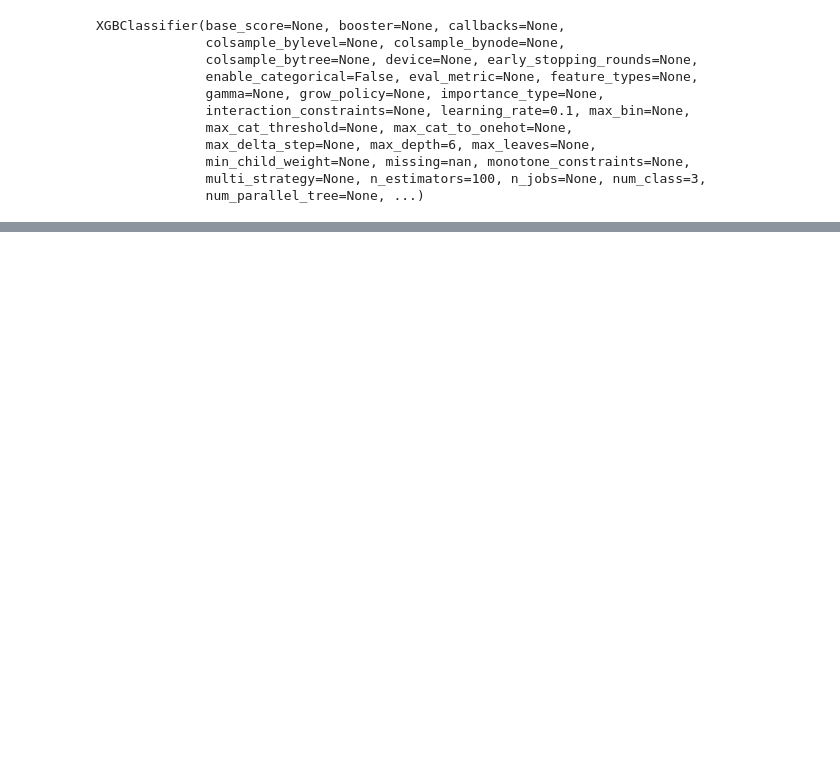
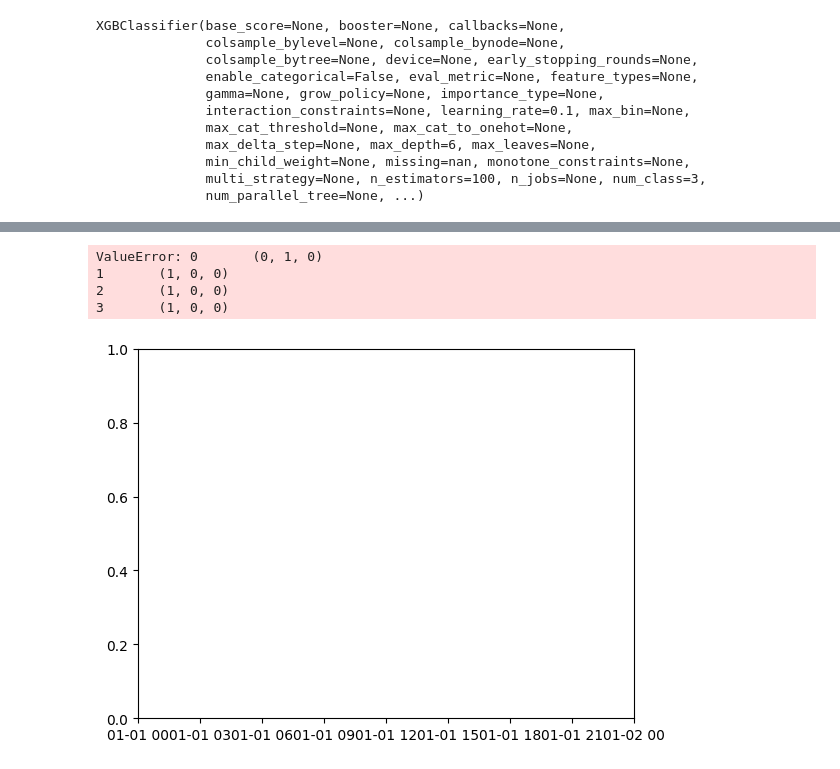
Before and after one commit to anurag2506/Transformers_BTC_price_predictoin, a Jupyter notebook: xgb.ipynb, the cells around one changed output, grey strips where cells are left out. Saved outputs shown, nothing was run; the diff lists cells and outputs as text; code cells hidden in the pictures; blank space fills up the shorter version.

```diff
--- a/xgb.ipynb
+++ b/xgb.ipynb
@@ -153,0 +271,2 @@ r2
+# %%
+X_2023.set_index('date', inplace=True)
@@ -153,0 +287,8 @@ r2
+# %%
+plt.plot(X_2023['date'], X_2023['close'], c = X_2023['col'])
+# %% [output]
+ValueError: 0       (0, 1, 0)
+1       (1, 0, 0)
+2       (1, 0, 0)
+3       (1, 0, 0)
+[figure, added]
```
Also changed, not shown: parts of 28 cells of this notebook, 1 other file.
